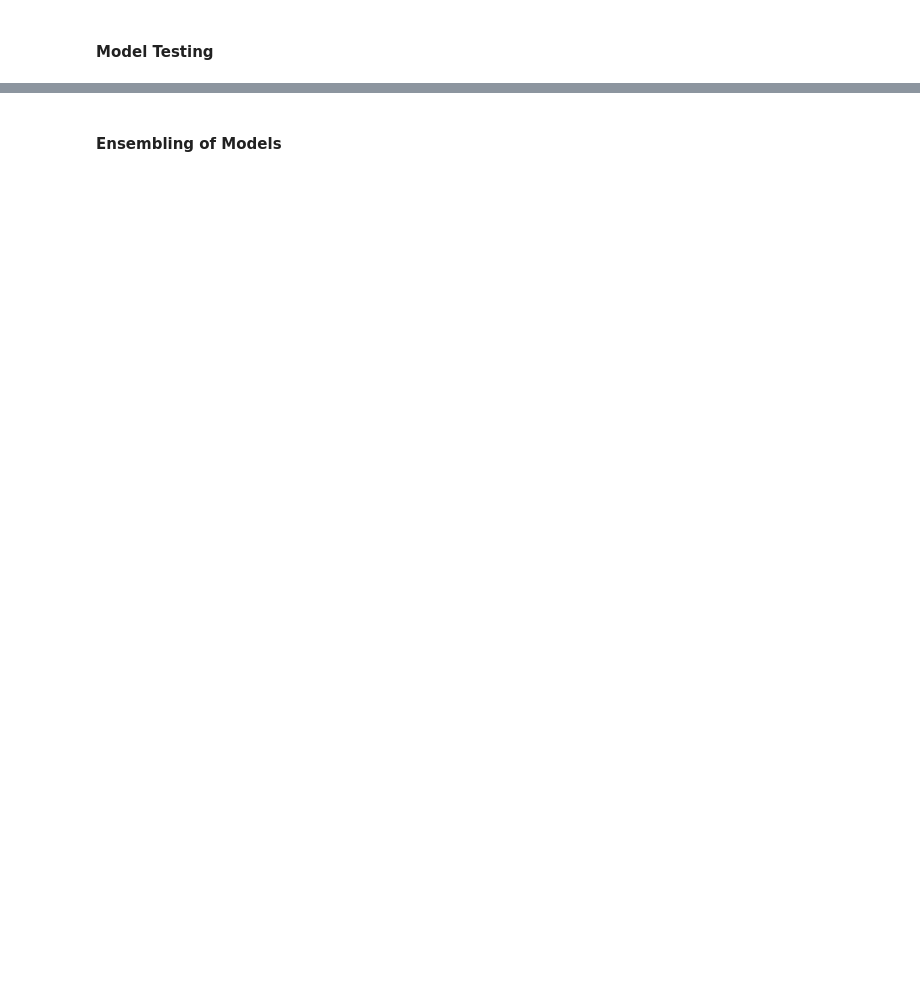
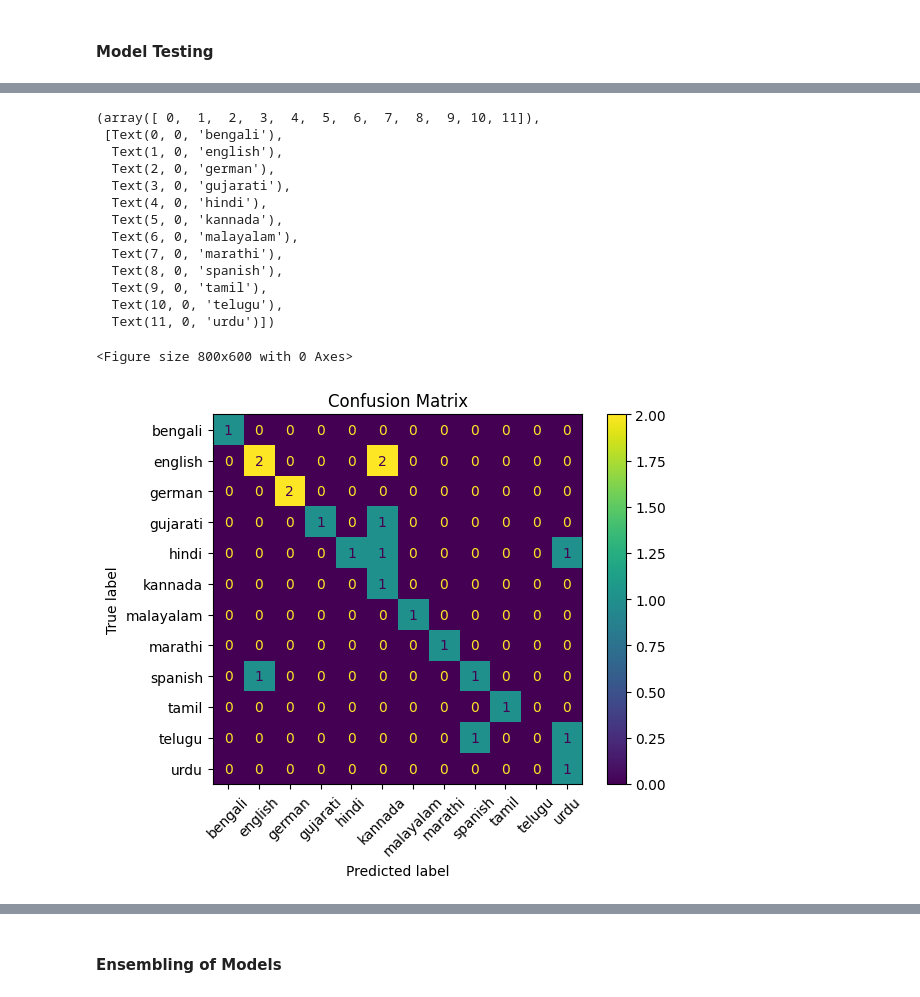
Before and after one commit to default741/speak-sense, a Jupyter notebook: notebooks/speak-sense-test-model-notebook.ipynb, the cells around one changed output, grey strips where cells are left out. Saved outputs shown, nothing was run; the diff lists cells and outputs as text; code cells hidden in the pictures; blank space fills up the shorter version.

```diff
--- a/notebooks/speak-sense-test-model-notebook.ipynb
+++ b/notebooks/speak-sense-test-model-notebook.ipynb
@@ -225,0 +216,20 @@ plt.xticks(rotation=45)
+# %%
+X_test_scaled = StandardScaler().fit_transform(X_test.reshape(-1, 58)).reshape(-1, 58, 1)
+
+model = load_model('../data/models/language_detection_model_scaled_v1.keras')
+print(model.evaluate(X_test_scaled, y_test))
+
+y_pred = model.predict(X_test_scaled)
+
+y_test_argmax = [np.argmax(y_test[i,:]) for i in range(0, len(y_test))]
+y_pred_argmax = [np.argmax(y_pred[i,:]) for i in range(0,len(y_pred))]
+
+confusion_matrix_data = confusion_matrix(y_test_argmax, y_pred_argmax)
+
+plt.figure(figsize = (8, 6))
+cmd = ConfusionMatrixDisplay(confusion_matrix_data, display_labels=language_labels_cols)
+cmd.plot()
+
+plt.title('Confusion Matrix')
+plt.xticks(rotation=45)
+# %% [output]
@@ -225,0 +239,15 @@ plt.xticks(rotation=45)
+(array([ 0,  1,  2,  3,  4,  5,  6,  7,  8,  9, 10, 11]),
+ [Text(0, 0, 'bengali'),
+  Text(1, 0, 'english'),
+  Text(2, 0, 'german'),
+  Text(3, 0, 'gujarati'),
+  Text(4, 0, 'hindi'),
+  Text(5, 0, 'kannada'),
+  Text(6, 0, 'malayalam'),
+  Text(7, 0, 'marathi'),
+  Text(8, 0, 'spanish'),
+  Text(9, 0, 'tamil'),
+  Text(10, 0, 'telugu'),
+  Text(11, 0, 'urdu')])
+<Figure size 800x600 with 0 Axes>
+[figure, added]
```
Also changed, not shown: parts of 21 cells of this notebook.
